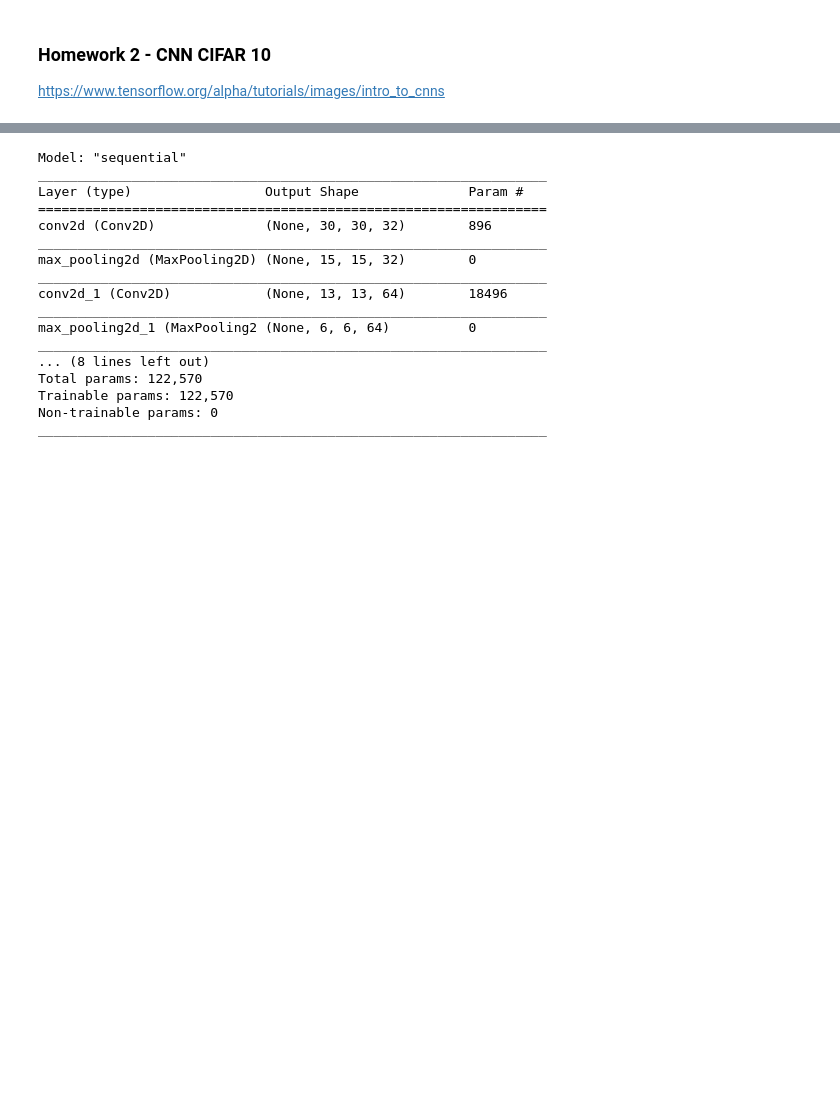
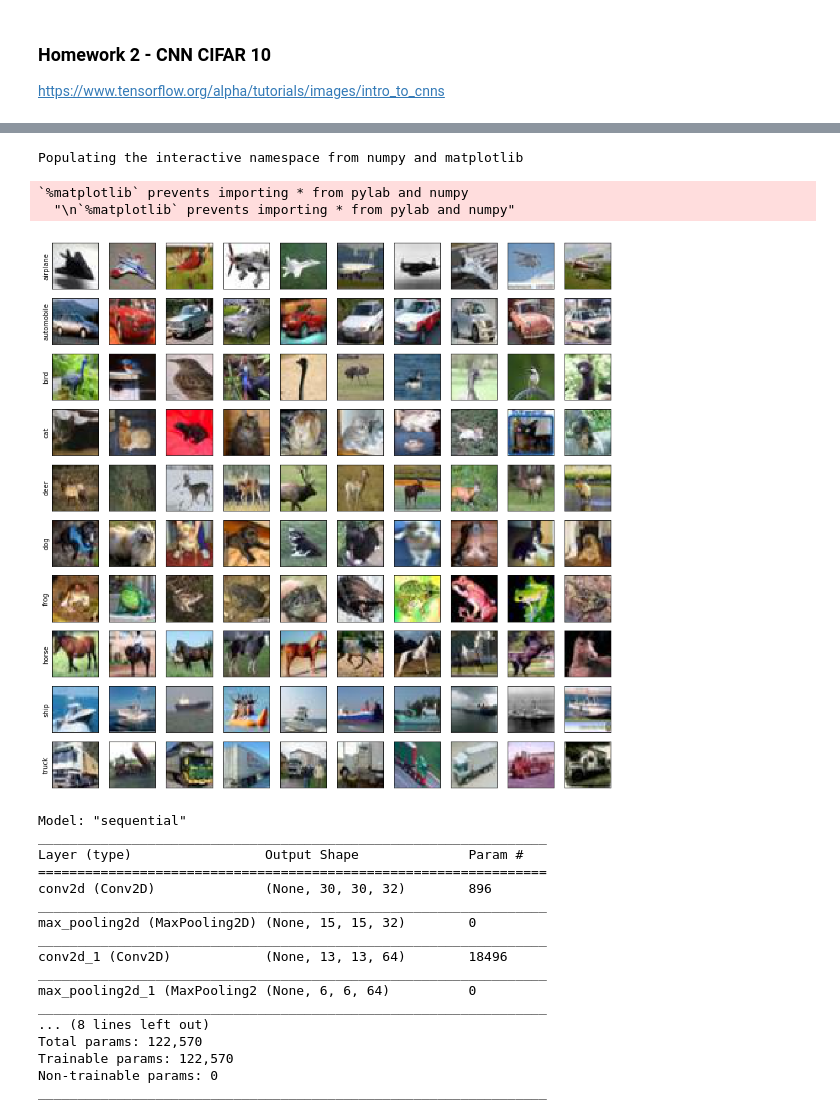
Before and after one commit to kenter1/CAP5610Hw2, a Jupyter notebook: Homework 2.ipynb, the cells around one changed output, grey strips where cells are left out. Saved outputs shown, nothing was run; the diff lists cells and outputs as text; code cells hidden in the pictures; blank space fills up the shorter version.

```diff
--- a/Homework 2.ipynb
+++ b/Homework 2.ipynb
@@ -43,5 +3,0 @@ Populating the interactive namespace from numpy and matplotlib
-# %%
-table = [[] for _ in range(10)]
-for i in range(len(train_images)):
-  label = train_labels[i, 0]
-  table[label].append(i)
@@ -235,5 +3,0 @@ Rotate keep dimensions
-# %%
-for i in range(1,5):
-    aug = ShiftScaleRotate(p=i*.5)
-    print(i*.5)
-    show_image(augment(aug,image))
@@ -270,0 +9,11 @@ Wall time: 47.6 s
+# %%
+import os
+location =  r"E:\Data\CIFAR10\Original\Train"
+files = sorted(os.listdir(location), key=lambda x : int(x[:-5]))
+train = [ r"{}\{}".format(location,i) for i in files]
+
+location = r"E:\Data\CIFAR10\Original"
+file = "Train_Label.csv"
+train_labels = pd.read_csv(r"{}/{}".format(location, file),index_col=0).values
+
+train[:10]
@@ -270,0 +31,28 @@ Wall time: 47.6 s
+# %%
+%pylab inline
+import matplotlib.pyplot as plt
+
+class_names = ['airplane', 'automobile', 'bird', 'cat', 'deer', 'dog', 'frog', 'horse', 'ship', 'truck']
+
+table = [[] for _ in range(10)]
+for i in range(len(train)):
+    label = train_labels[i, 0]
+    table[label].append(i)
+# %% [output]
+Populating the interactive namespace from numpy and matplotlib
+`%matplotlib` prevents importing * from pylab and numpy
+  "\n`%matplotlib` prevents importing * from pylab and numpy"
+# %%
+plt.figure(figsize=(15,15))
+for class_index in range(10):
+    for example_index in range(10):
+        plt.subplot(10, 10, class_index * 10 + example_index + 1)
+        plt.xticks([])
+        plt.yticks([])
+        if example_index == 0:
+            plt.ylabel(class_names[class_index], rotation=90)
+        plt.grid(False)
+        plt.imshow(imread(train[table[class_index][example_index]]))
+plt.show()
+# %% [output]
+[figure, added]
```
Also changed, not shown: parts of 122 cells of this notebook, 7 other files.
